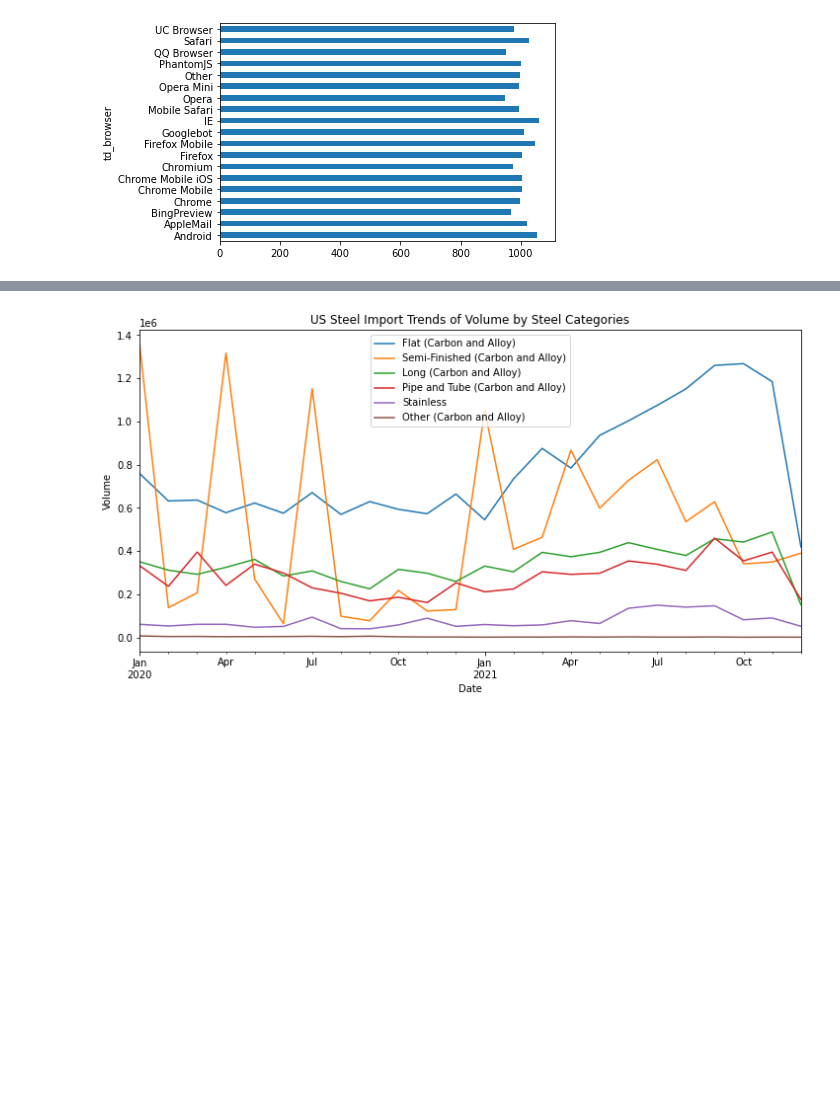
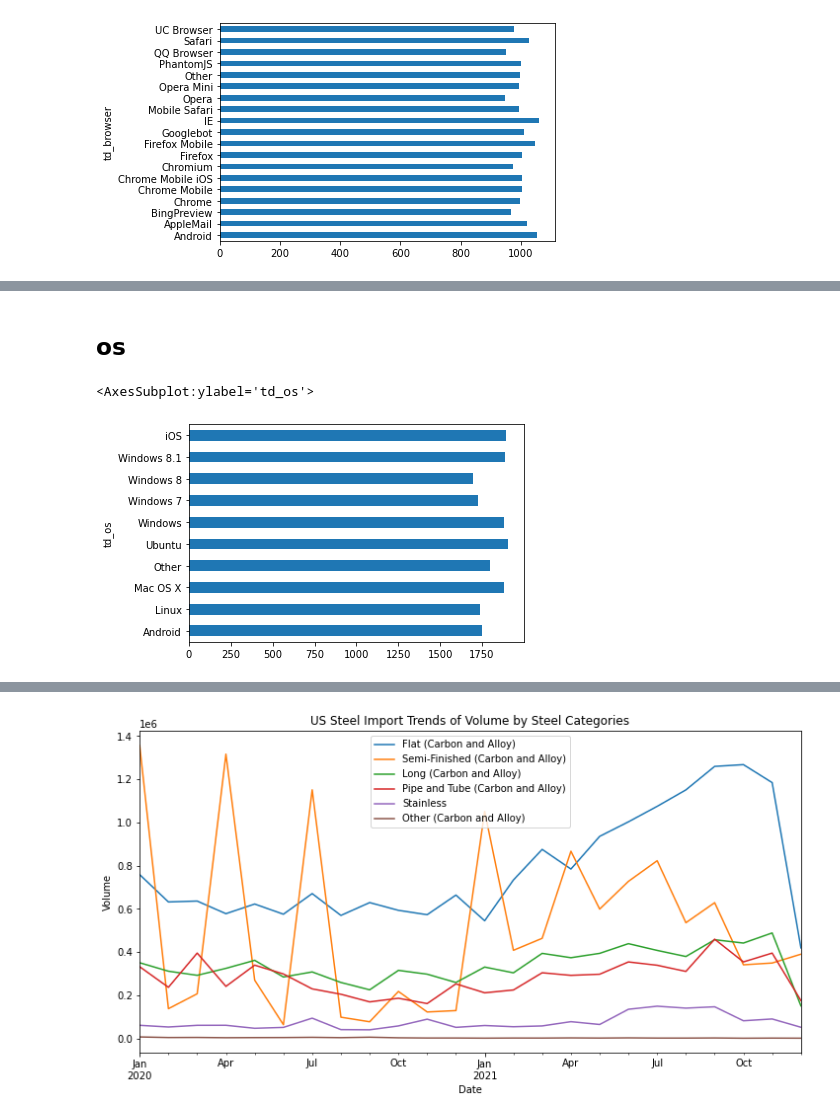
Before and after one commit to ghcn345/Treasure-Bikes, a Jupyter notebook: treasure_bikes_pageviews.ipynb, the cells around one changed output, grey strips where cells are left out. Drawn from its saved outputs; the diff is of its cells as text; code cells hidden in the pictures; blank space fills up the shorter version.

```diff
--- a/treasure_bikes_pageviews.ipynb
+++ b/treasure_bikes_pageviews.ipynb
@@ -58,0 +135,7 @@ df.groupby('td_browser').size().plot(kind='barh')
+# %% [markdown]
+## os
+# %%
+df.groupby('td_os').size().plot(kind='barh')
+# %% [output]
+<AxesSubplot:ylabel='td_os'>
+[figure, added]
```
Also changed, not shown: parts of 18 cells of this notebook.
